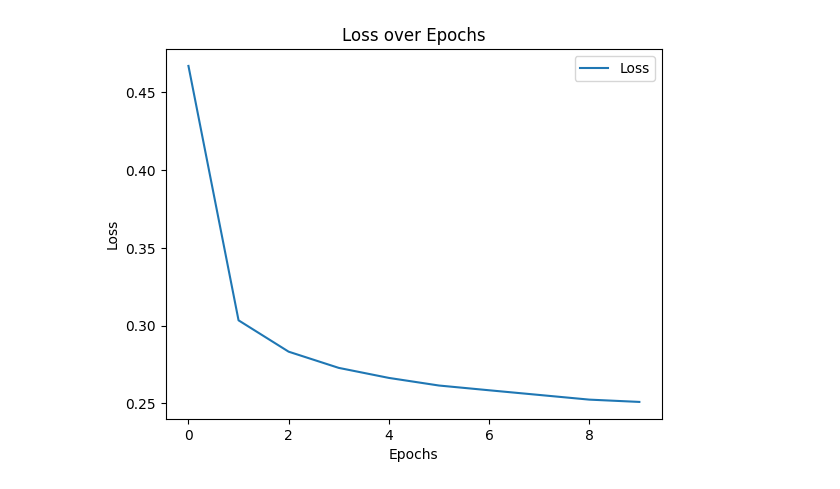
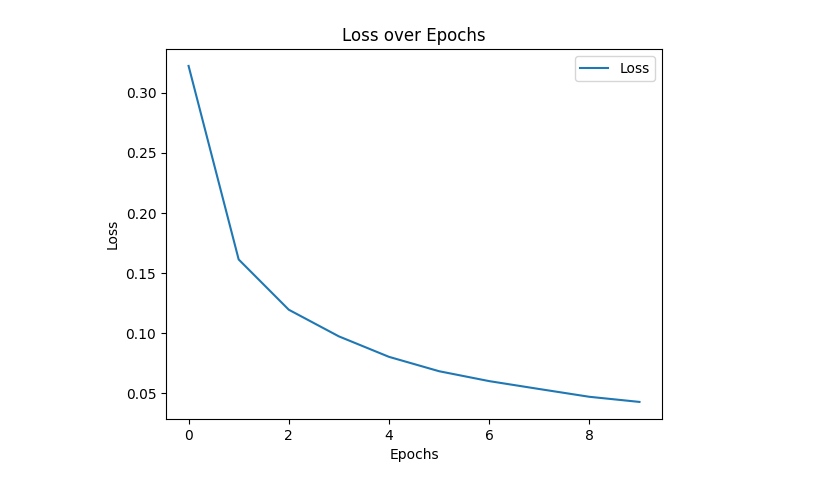
Before and after one commit to jeremlee/mnist_notes, a Jupyter notebook: classification.ipynb, the cells around one changed output. Drawn from its saved outputs; the diff is of its cells as text; code cells hidden in the pictures.

```diff
--- a/classification.ipynb
+++ b/classification.ipynb
@@ -14,6 +14,7 @@ x_test_flatten = x_test_flatten / 255
 # %%
 model = Sequential()
 model.add(Input(shape=(784,)))
+model.add(Dense(50,activation='relu'))
 model.add(Dense(10,activation='sigmoid'))
 model.compile(optimizer='adam',loss='sparse_categorical_crossentropy',metrics=['accuracy'])
 history = model.fit(x_train_flatten,y_train,epochs=10)
@@ -48,4 +49,4 @@ Epoch 10/10
-[figure, old version]
+[figure, new version]
 # %%
 plt.imshow(x_test[0])
 y_predict = model.predict(x_test_flatten)
```
Also changed, not shown: parts of 4 cells of this notebook.
